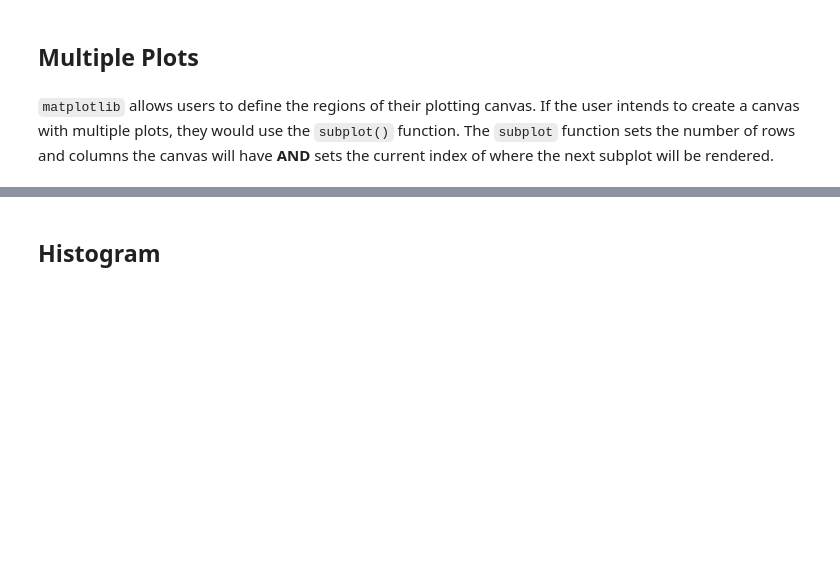
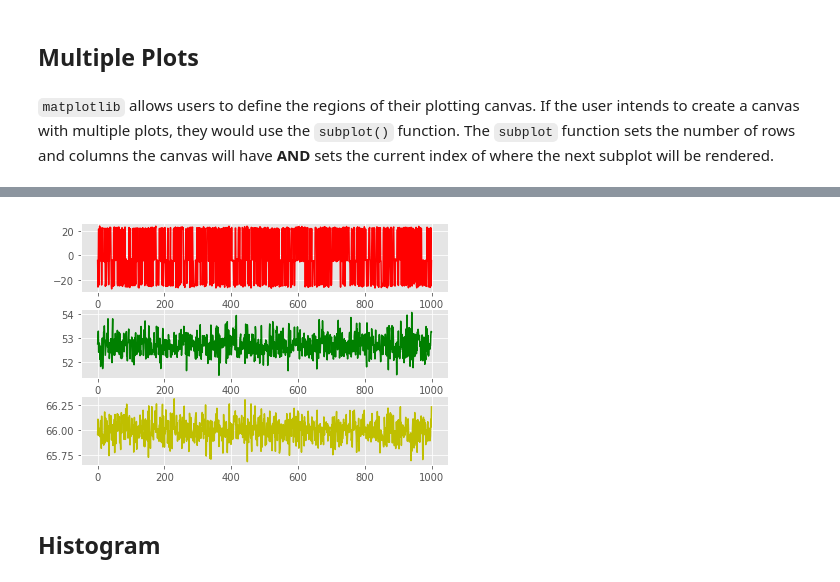
Before and after one commit to betteridiot/b575f18, a Jupyter notebook: Data_viz.ipynb, the cells around one changed output, grey strips where cells are left out. Drawn from its saved outputs; the diff is of its cells as text; code cells hidden in the pictures; blank space fills up the shorter version.

```diff
--- a/Data_viz.ipynb
+++ b/Data_viz.ipynb
@@ -136,15 +158,22 @@ plt.show()
 # %%
 # Temporary styles
 with plt.style.context(('ggplot')):
     plt.figure(1)
 
     # Plot all three columns from df in different subplots
     # Rows first index (top-left)
     plt.subplot(311)
-    plt.plot()
+    plt.plot(df.gauss_mix, 'r')
 
+    plt.subplot(312)
+    plt.plot(df.control, 'g')
+
+    plt.subplot(313)
+    plt.plot(df.treatment, 'y')
     # Some plot configuration
     plt.subplots_adjust(top=.92, bottom=.08, left=.1, right=.95, hspace=.25, wspace=.35)
     plt.show()
+# %% [output]
+[figure, added]
 # %% [markdown]
 ## Histogram
```
Also changed, not shown: parts of 17 cells of this notebook.
